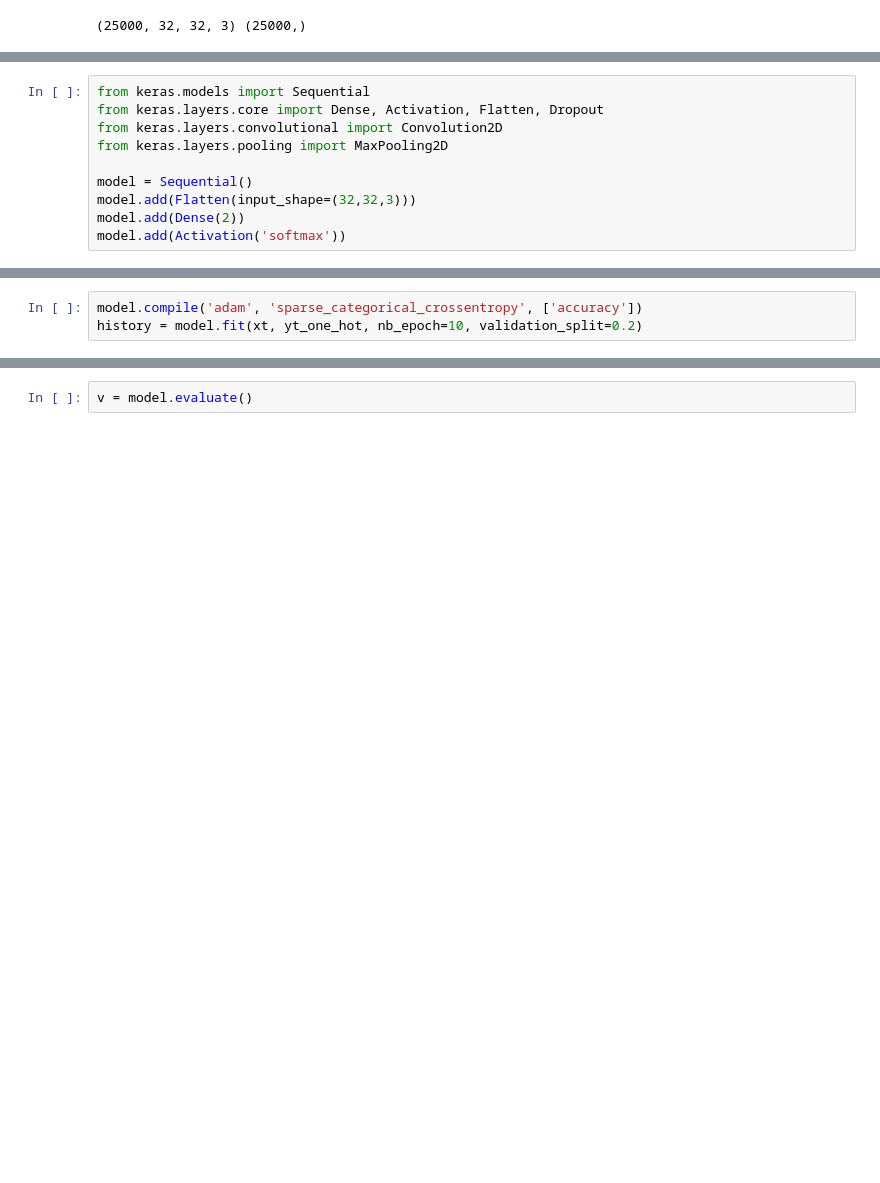
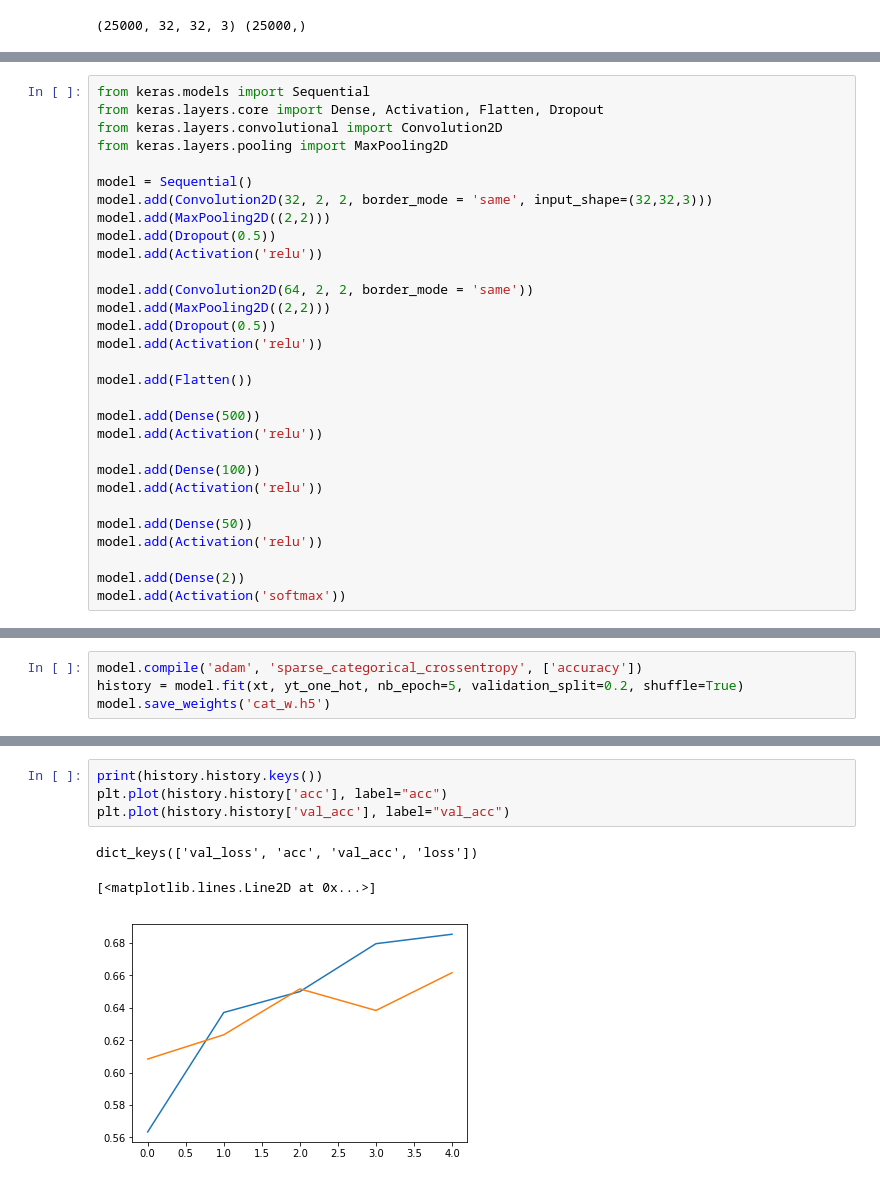
Before and after one commit to tempflip/catsVsDogs, a Jupyter notebook: catsVsDogs-Keras.ipynb, the cells around one changed output, grey strips where cells are left out. Drawn from its saved outputs; the diff is of its cells as text; blank space fills up the shorter version.

```diff
--- a/catsVsDogs-Keras.ipynb
+++ b/catsVsDogs-Keras.ipynb
@@ -47,6 +50,26 @@ from keras.layers.convolutional import Convolution2D
 from keras.layers.pooling import MaxPooling2D
 
 model = Sequential()
-model.add(Flatten(input_shape=(32,32,3)))
+model.add(Convolution2D(32, 2, 2, border_mode = 'same', input_shape=(32,32,3)))
+model.add(MaxPooling2D((2,2)))
+model.add(Dropout(0.5))
+model.add(Activation('relu'))
+
+model.add(Convolution2D(64, 2, 2, border_mode = 'same'))
+model.add(MaxPooling2D((2,2)))
+model.add(Dropout(0.5))
+model.add(Activation('relu'))
+
+model.add(Flatten())
+
+model.add(Dense(500))
+model.add(Activation('relu'))
+
+model.add(Dense(100))
+model.add(Activation('relu'))
+
+model.add(Dense(50))
+model.add(Activation('relu'))
+
 model.add(Dense(2))
 model.add(Activation('softmax'))
@@ -80,4 +129,5 @@ print(yt_one_hot)
 # %%
 model.compile('adam', 'sparse_categorical_crossentropy', ['accuracy'])
-history = model.fit(xt, yt_one_hot, nb_epoch=10, validation_split=0.2)
+history = model.fit(xt, yt_one_hot, nb_epoch=5, validation_split=0.2, shuffle=True)
+model.save_weights('cat_w.h5')
 # %% [output]
@@ -101,2 +144,8 @@ Epoch 10/10
-# %%
-v = model.evaluate()
+# %%
+print(history.history.keys())
+plt.plot(history.history['acc'], label="acc")
+plt.plot(history.history['val_acc'], label="val_acc")
+# %% [output]
+dict_keys(['val_loss', 'acc', 'val_acc', 'loss'])
+[<matplotlib.lines.Line2D at 0x...>]
+[figure, added]
```
Also changed, not shown: parts of 7 cells of this notebook.
